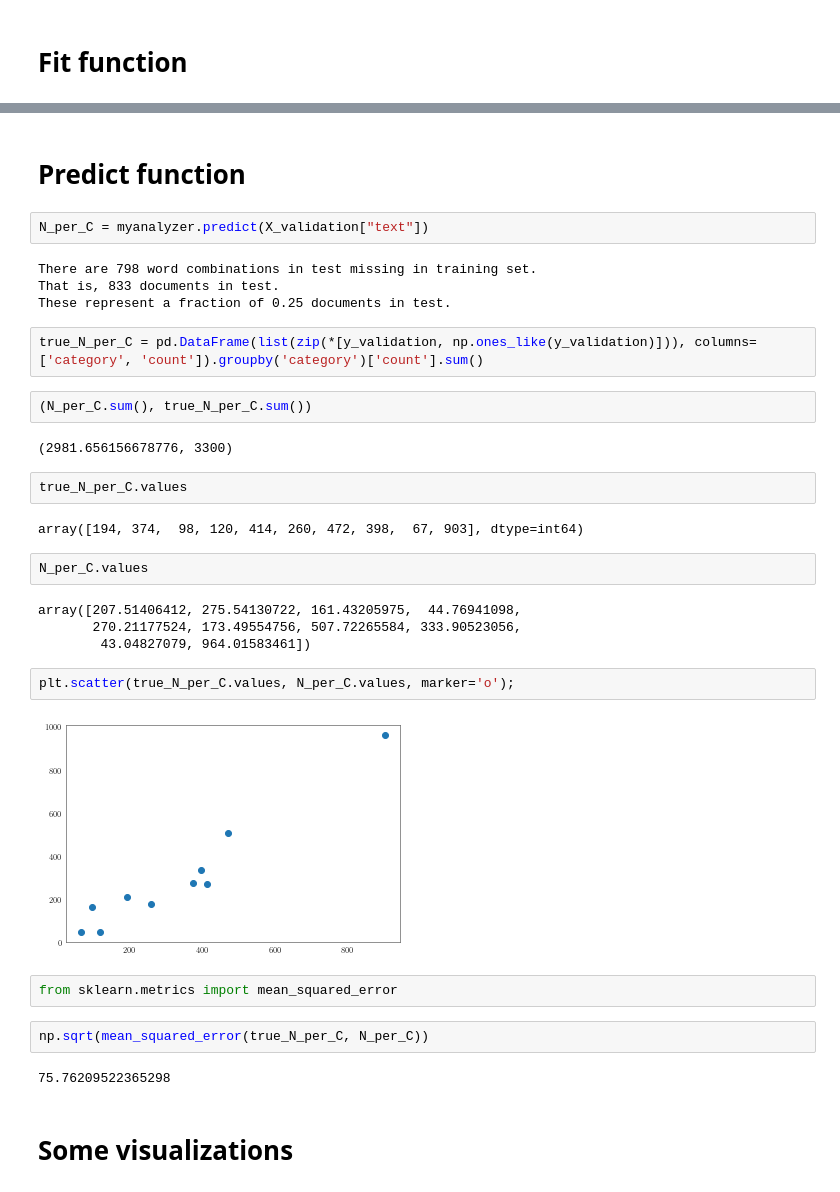
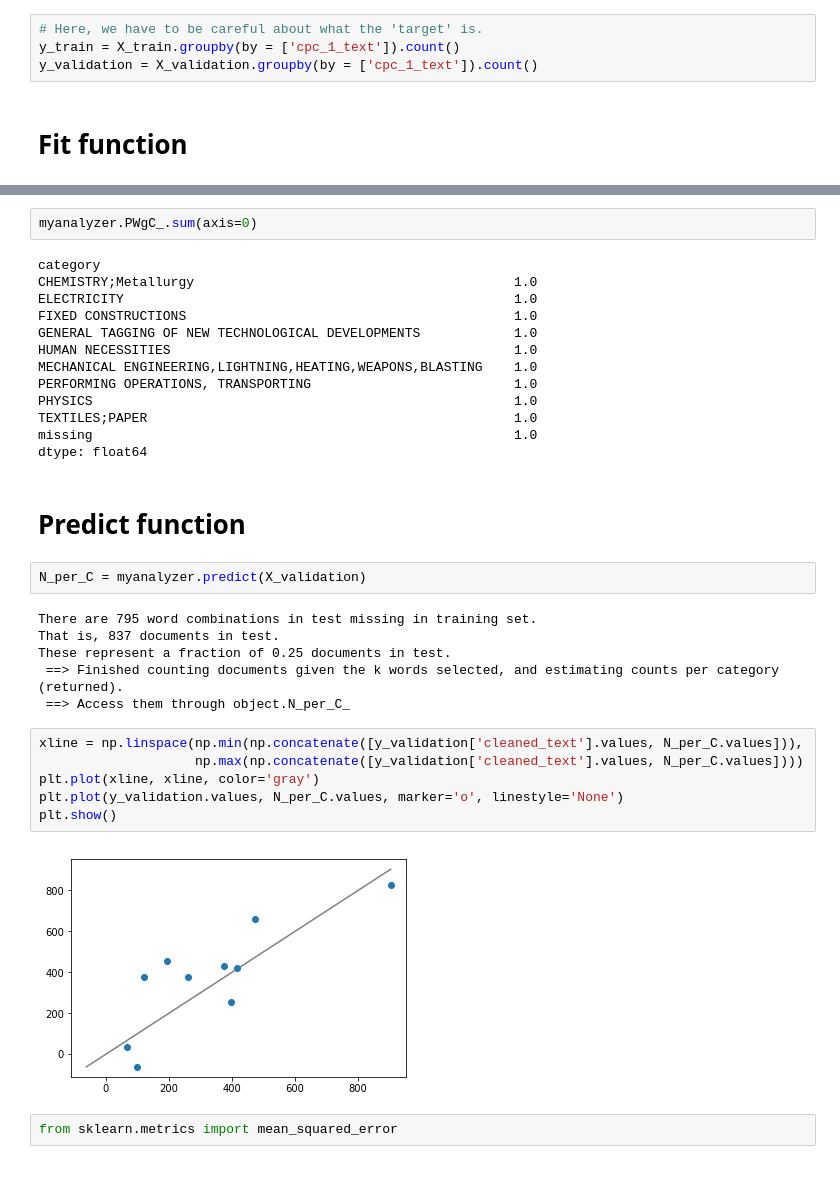
Before and after one commit to agomezlievano/HopkinsKing2010, a Jupyter notebook: HK_0002_testing_the_module.ipynb, the cells around one changed output, grey strips where cells are left out. Drawn from its saved outputs; the diff is of its cells as text.

```diff
--- a/HK_0002_testing_the_module.ipynb
+++ b/HK_0002_testing_the_module.ipynb
@@ -107,2 +112,6 @@ y_validation = X_validation["cpc_1_text"].values
+# %%
+# Here, we have to be careful about what the 'target' is.
+y_train = X_train.groupby(by = ['cpc_1_text']).count()
+y_validation = X_validation.groupby(by = ['cpc_1_text']).count()
 # %% [markdown]
 # Fit function
@@ -122,36 +141,35 @@ myanalyzer.PWgC_.ends(2)
+# %%
+myanalyzer.PWgC_.sum(axis=0)
+# %% [output]
+category
+CHEMISTRY;Metallurgy                                         1.0
+ELECTRICITY                                                  1.0
+FIXED CONSTRUCTIONS                                          1.0
+GENERAL TAGGING OF NEW TECHNOLOGICAL DEVELOPMENTS            1.0
+HUMAN NECESSITIES                                            1.0
+MECHANICAL ENGINEERING,LIGHTNING,HEATING,WEAPONS,BLASTING    1.0
+PERFORMING OPERATIONS, TRANSPORTING                          1.0
+PHYSICS                                                      1.0
+TEXTILES;PAPER                                               1.0
+missing                                                      1.0
+dtype: float64
 # %% [markdown]
 # Predict function
 # %%
-N_per_C = myanalyzer.predict(X_validation["text"])
+N_per_C = myanalyzer.predict(X_validation)
 # %% [output]
-There are 798 word combinations in test missing in training set.
-That is, 833 documents in test.
+There are 795 word combinations in test missing in training set.
+That is, 837 documents in test.
 These represent a fraction of 0.25 documents in test.
+ ==> Finished counting documents given the k words selected, and estimating counts per category (returned).
+ ==> Access them through object.N_per_C_
-# %%
-true_N_per_C = pd.DataFrame(list(zip(*[y_validation, np.ones_like(y_validation)])), columns=['category', 'count']).groupby('category')['count'].sum()
-# %%
-(N_per_C.sum(), true_N_per_C.sum())
-# %% [output]
-(2981.656156678776, 3300)
-# %%
-true_N_per_C.values
-# %% [output]
-array([194, 374,  98, 120, 414, 260, 472, 398,  67, 903], dtype=int64)
-# %%
-N_per_C.values
-# %% [output]
-array([207.51406412, 275.54130722, 161.43205975,  44.76941098,
-       270.21177524, 173.49554756, 507.72265584, 333.90523056,
-        43.04827079, 964.01583461])
-# %%
-plt.scatter(true_N_per_C.values, N_per_C.values, marker='o');
-# %% [output]
-[figure, removed]
+# %%
+xline = np.linspace(np.min(np.concatenate([y_validation['cleaned_text'].values, N_per_C.values])),
+                    np.max(np.concatenate([y_validation['cleaned_text'].values, N_per_C.values])))
+plt.plot(xline, xline, color='gray')
+plt.plot(y_validation.values, N_per_C.values, marker='o', linestyle='None')
+plt.show()
+# %% [output]
+[figure, added]
 # %%
 from sklearn.metrics import mean_squared_error
-# %%
-np.sqrt(mean_squared_error(true_N_per_C, N_per_C))
-# %% [output]
-75.76209522365298
-# %% [markdown]
-# Some visualizations
```
Also changed, not shown: parts of 47 cells of this notebook, 4 other files.
